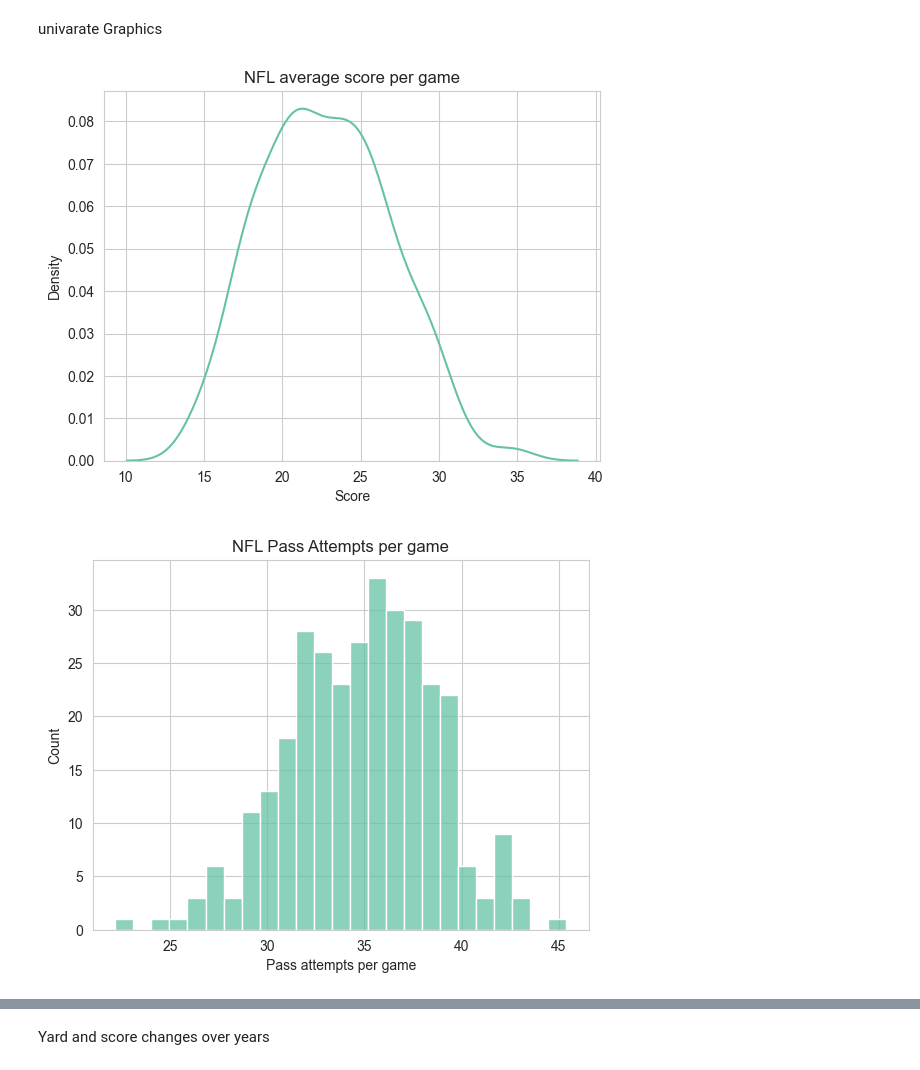
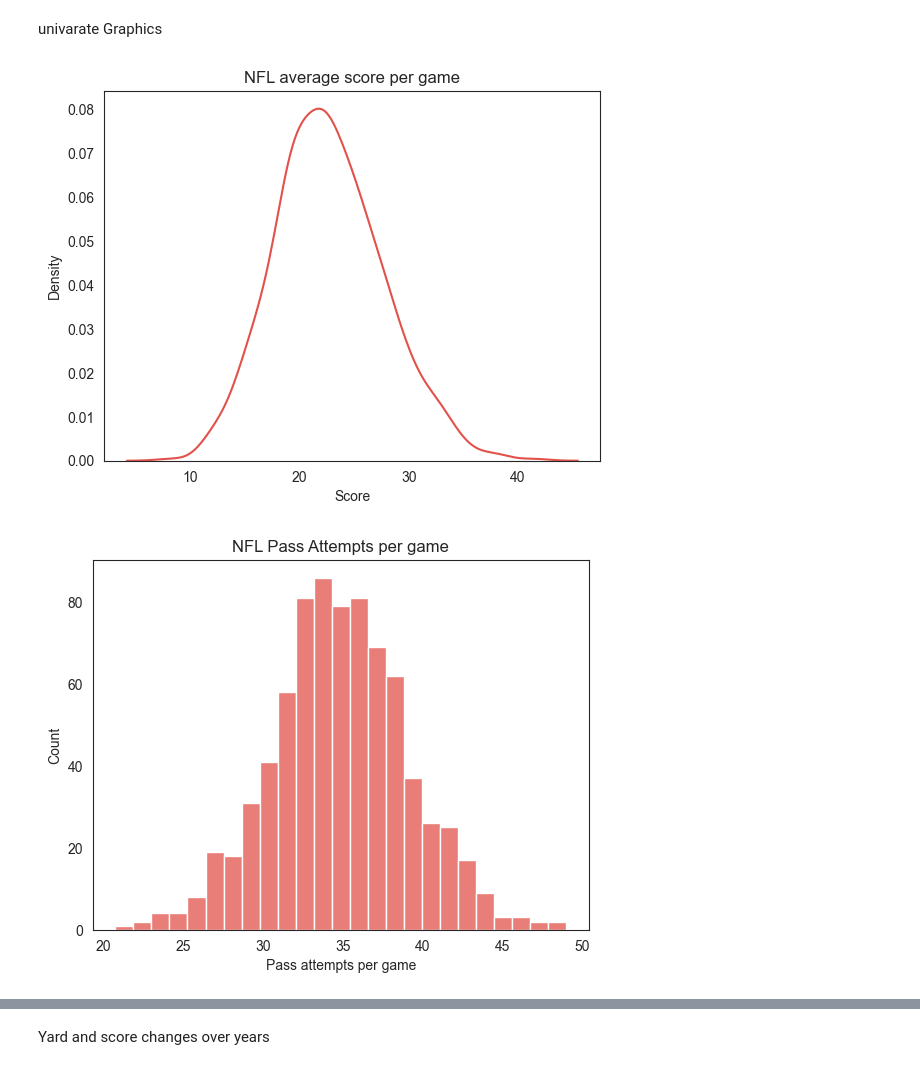
Before and after one commit to Griffmatt/kaggle, a Jupyter notebook: 2020NFLcovidseason.ipynb, the cells around one changed output, grey strips where cells are left out. Saved outputs shown, nothing was run; the diff lists cells and outputs as text; code cells hidden in the pictures.

```diff
--- a/2020NFLcovidseason.ipynb
+++ b/2020NFLcovidseason.ipynb
@@ -15,8 +16,7 @@ Hypothesis
 # %%
 df = pd.read_csv("./data_sets/nfl_team_stats_2002-2022.csv")
 pd.set_option('display.max_columns', 70)
-sns.set_style("whitegrid")
-sns.set_palette("Set2")
+sns.set_style("white")
 # %%
 cols_to_split = [
 {
@@ -97,7 +97,7 @@ for col in cols_to_split:
 
 home_away_df = pd.concat([home_df, away_df]).reset_index(drop=True)
 
-yearly_df = home_away_df.drop(columns=["date", "team", "possession", "des", "won"]).groupby("year").mean().reset_index()
+yearly_df = home_away_df.drop(columns=["date", "possession"]).groupby(["year", "team", "des"]).mean().reset_index()
 
 yearly_df.head()
 # %% [output]
@@ -198,20 +196,20 @@ plt.show()
 # %% [markdown]
 univarate Graphics
 # %%
-sns.kdeplot(df, x="score")
+sns.kdeplot(yearly_df, x="score")
 plt.xlabel("Score")
 plt.title("NFL average score per game")
 plt.show()
 
-sns.histplot(df, x="pass_attempt", bins=25)
+sns.histplot(yearly_df, x="pass_attempt", bins=25)
 plt.xlabel("Pass attempts per game")
 plt.title("NFL Pass Attempts per game")
 plt.show()
 
-sns.histplot(df, x="rushing_attempts", bins=25)
+sns.histplot(yearly_df, x="rushing_attempts", bins=25)
 plt.xlabel("Rush attempts per game")
 plt.title("NFL rush Attempts per game")
 plt.show()
 # %% [output]
-[figure, old version]
+[figure, new version]
-[figure, old version]
+[figure, new version]
```
Also changed, not shown: parts of 22 cells of this notebook.
